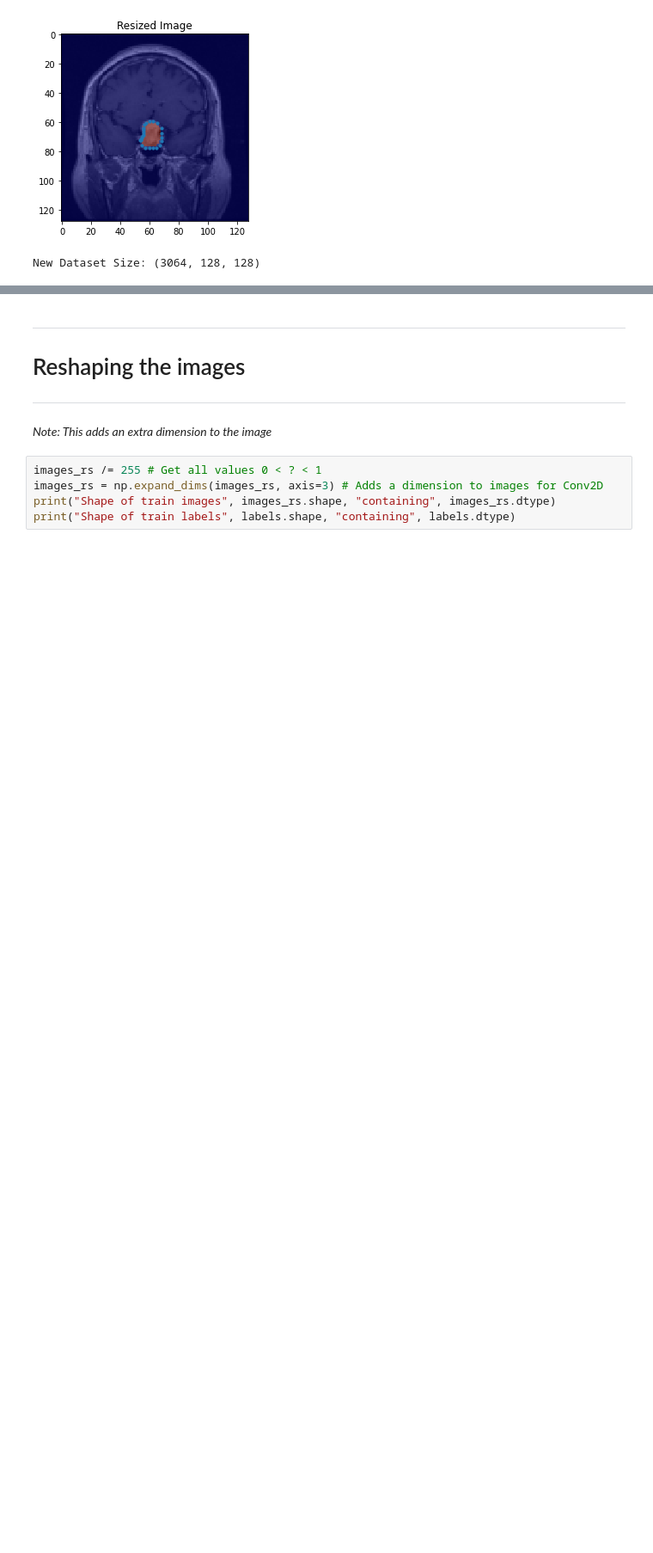
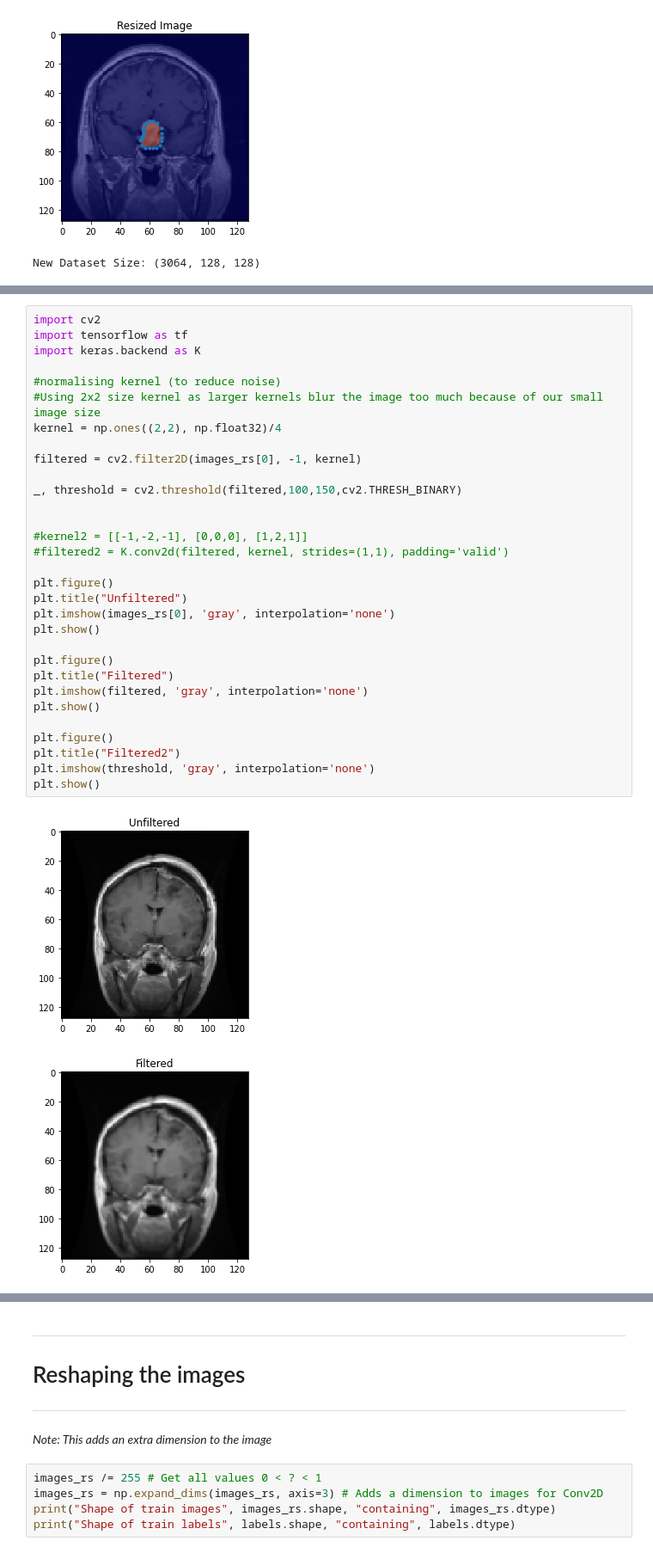
Before and after one commit to jw01324/COM3025, a Jupyter notebook: COM3025.ipynb, the cells around one changed output, grey strips where cells are left out. Shown: that part at 86% size. Saved outputs shown, nothing was run; the diff lists cells and outputs as text; blank space fills up the shorter version.

```diff
--- a/COM3025.ipynb
+++ b/COM3025.ipynb
@@ -195,0 +196,34 @@ New Dataset Size: (3064, 128, 128)
+# %%
+import cv2
+import tensorflow as tf
+import keras.backend as K
+
+#normalising kernel (to reduce noise)
+#Using 2x2 size kernel as larger kernels blur the image too much because of our small image size
+kernel = np.ones((2,2), np.float32)/4
+
+filtered = cv2.filter2D(images_rs[0], -1, kernel)
+
+_, threshold = cv2.threshold(filtered,100,150,cv2.THRESH_BINARY)
+
+
+#kernel2 = [[-1,-2,-1], [0,0,0], [1,2,1]]
+#filtered2 = K.conv2d(filtered, kernel, strides=(1,1), padding='valid')
+
+plt.figure()
+plt.title("Unfiltered")
+plt.imshow(images_rs[0], 'gray', interpolation='none')
+plt.show()
+
+plt.figure()
+plt.title("Filtered")
+plt.imshow(filtered, 'gray', interpolation='none')
+plt.show()
+
+plt.figure()
+plt.title("Filtered2")
+plt.imshow(threshold, 'gray', interpolation='none')
+plt.show()
+# %% [output]
+[figure, added]
+[figure, added]
```
Also changed, not shown: parts of 8 cells of this notebook.
